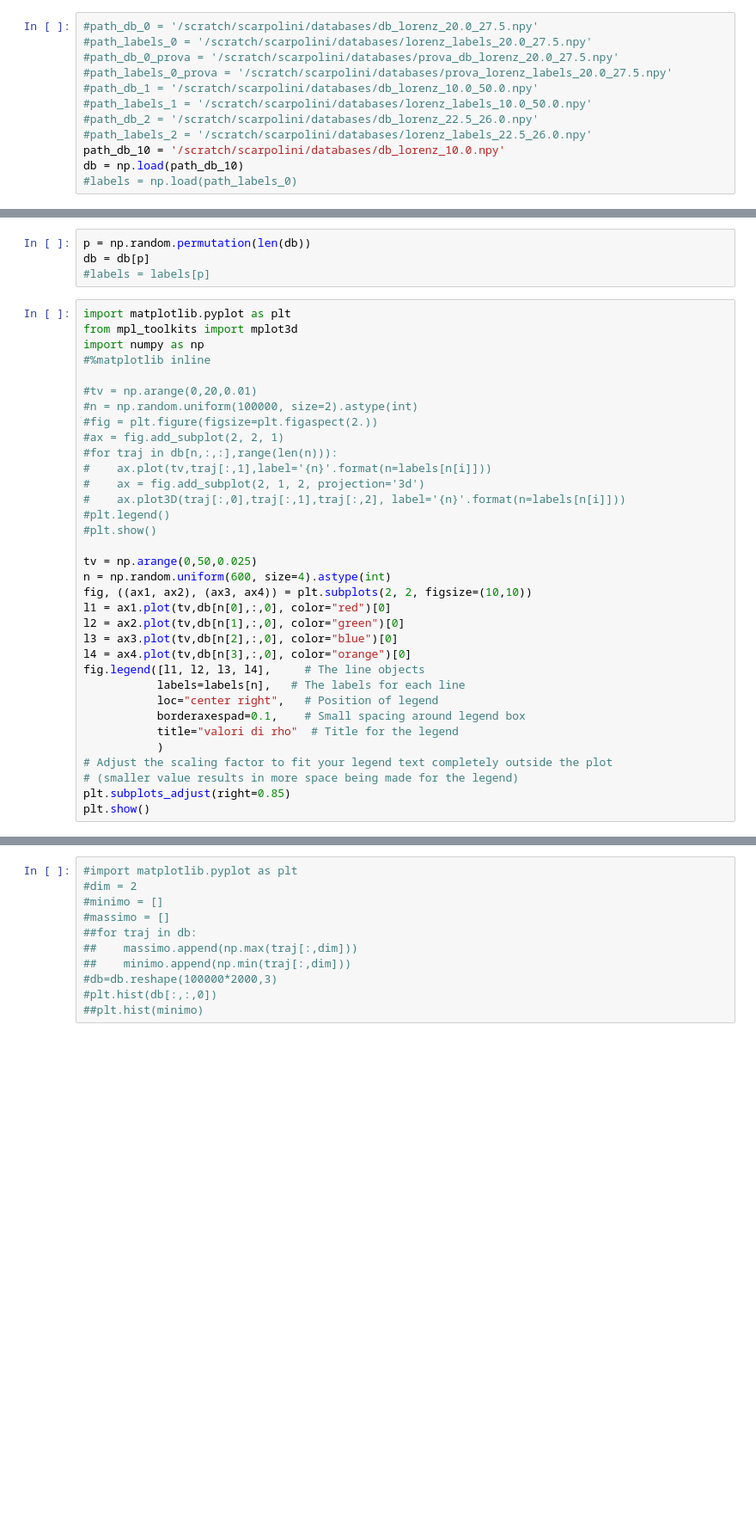
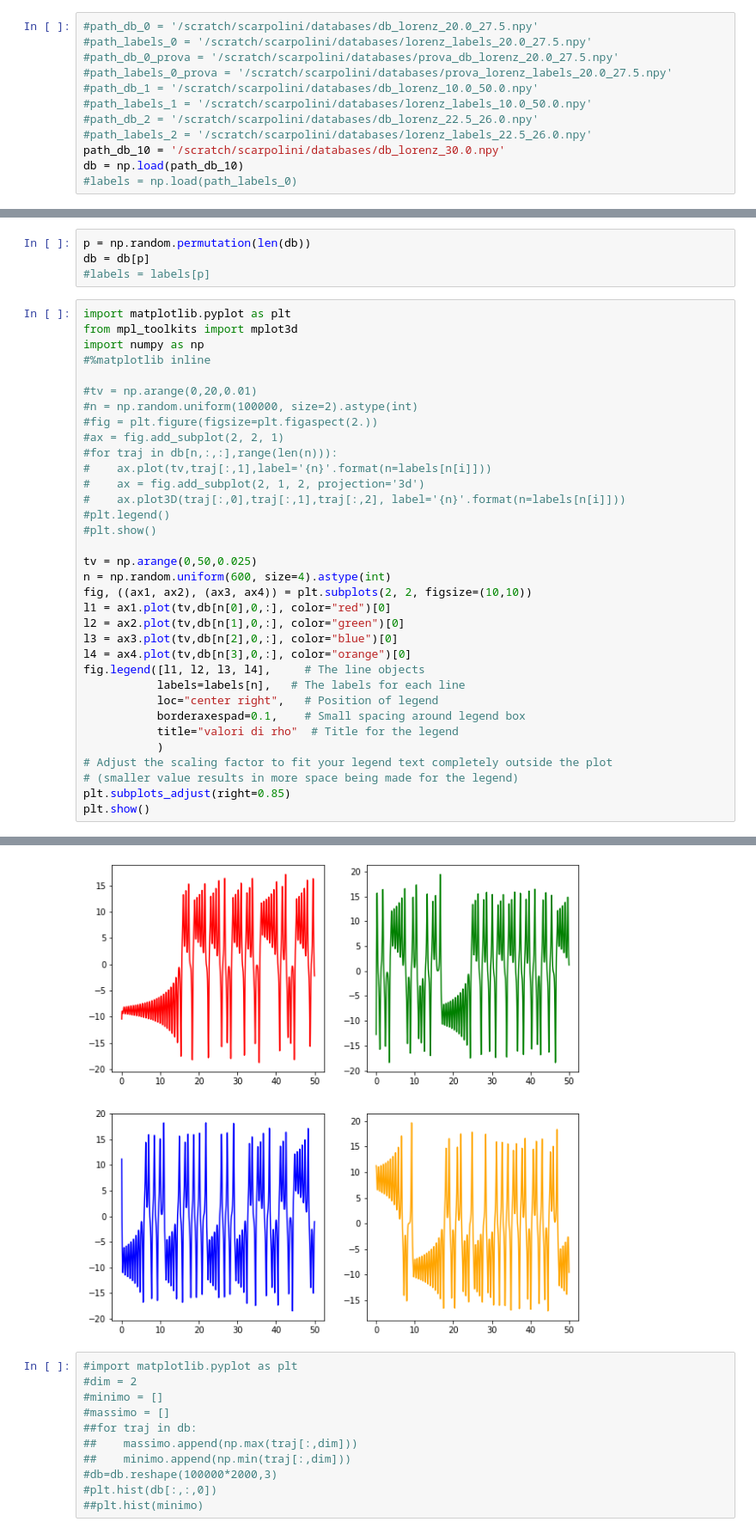
Before and after one commit to scarpma/lorenz, a Jupyter notebook: check_lorenz.ipynb, the cells around one changed output, grey strips where cells are left out. Shown at 86% size. Drawn from its saved outputs; the diff is of its cells as text; blank space fills up the shorter version.

```diff
--- a/check_lorenz.ipynb
+++ b/check_lorenz.ipynb
@@ -9,7 +9,7 @@ import numpy as np
 #path_labels_1 = '/scratch/scarpolini/databases/lorenz_labels_10.0_50.0.npy'
 #path_db_2 = '/scratch/scarpolini/databases/db_lorenz_22.5_26.0.npy'
 #path_labels_2 = '/scratch/scarpolini/databases/lorenz_labels_22.5_26.0.npy'
-path_db_10 = '/scratch/scarpolini/databases/db_lorenz_10.0.npy'
+path_db_10 = '/scratch/scarpolini/databases/db_lorenz_30.0.npy'
 db = np.load(path_db_10)
 #labels = np.load(path_labels_0)
 # %%
@@ -40,10 +40,10 @@ import numpy as np
 tv = np.arange(0,50,0.025)
 n = np.random.uniform(600, size=4).astype(int)
 fig, ((ax1, ax2), (ax3, ax4)) = plt.subplots(2, 2, figsize=(10,10))
-l1 = ax1.plot(tv,db[n[0],:,0], color="red")[0]
-l2 = ax2.plot(tv,db[n[1],:,0], color="green")[0]
-l3 = ax3.plot(tv,db[n[2],:,0], color="blue")[0]
-l4 = ax4.plot(tv,db[n[3],:,0], color="orange")[0]
+l1 = ax1.plot(tv,db[n[0],0,:], color="red")[0]
+l2 = ax2.plot(tv,db[n[1],0,:], color="green")[0]
+l3 = ax3.plot(tv,db[n[2],0,:], color="blue")[0]
+l4 = ax4.plot(tv,db[n[3],0,:], color="orange")[0]
 fig.legend([l1, l2, l3, l4],     # The line objects
            labels=labels[n],   # The labels for each line
            loc="center right",   # Position of legend
@@ -59,3 +59,4 @@ ValueError: x and y must have same first dimension, but have shapes (2000,) and
+[figure, added]
 # %%
 #import matplotlib.pyplot as plt
 #dim = 2
```
Also changed, not shown: parts of 2 cells of this notebook, 24 other files.
